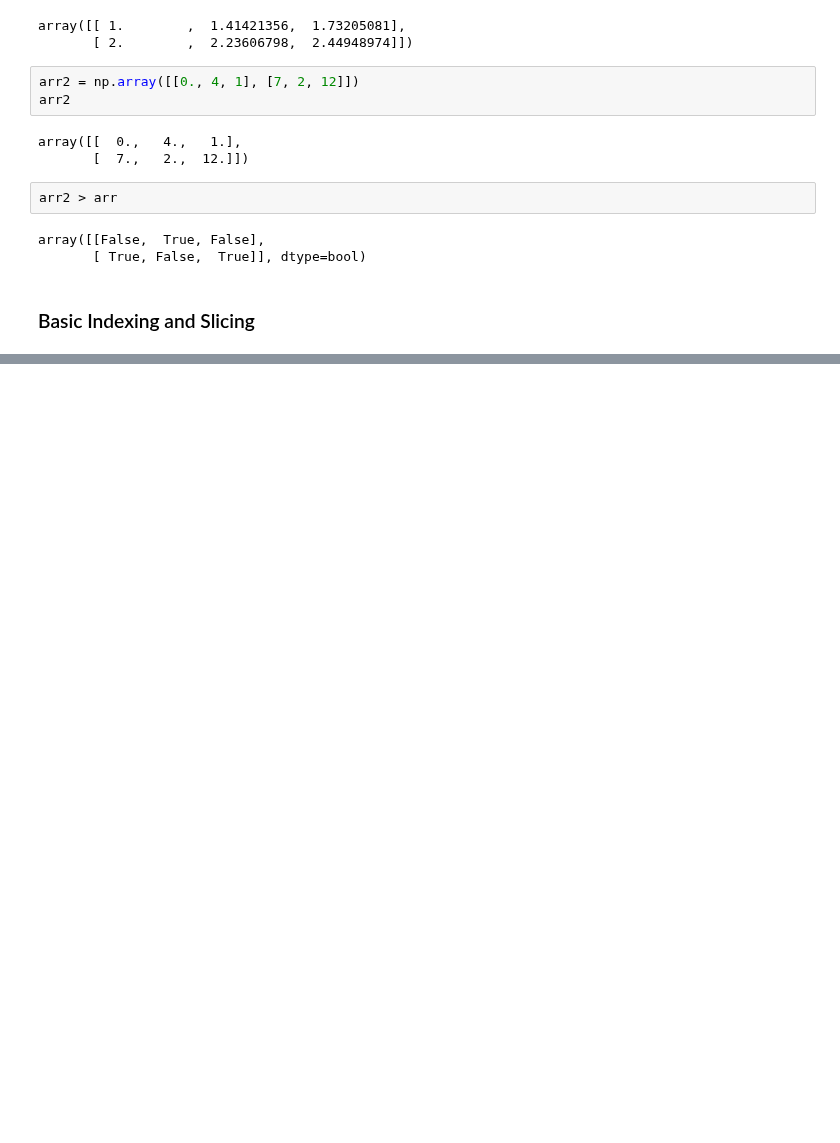
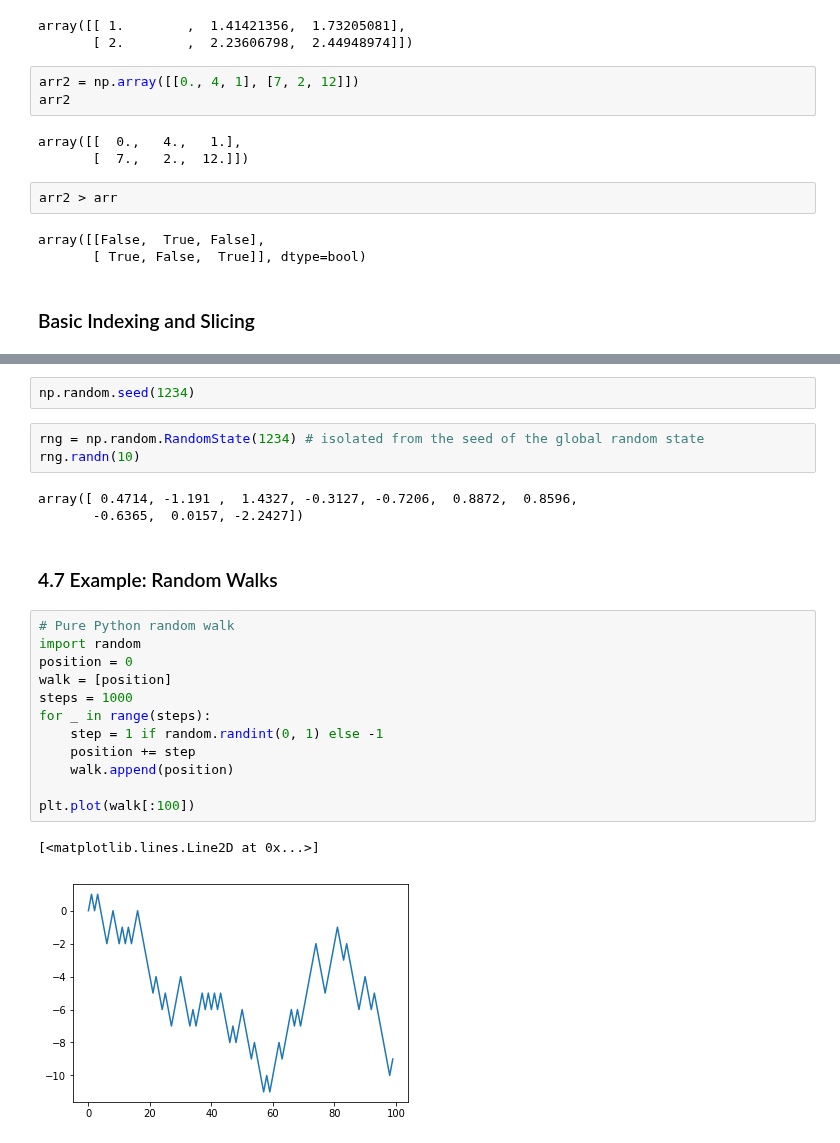
Before and after one commit to khiner/notebooks, a Jupyter notebook: python_for_data_analysis/chapter_4/chapter_4.ipynb, the cells around one changed output, grey strips where cells are left out. Cells and saved outputs as stored; diff of their text form; blank space fills up the shorter version.

```diff
--- a/python_for_data_analysis/chapter_4/chapter_4.ipynb
+++ b/python_for_data_analysis/chapter_4/chapter_4.ipynb
@@ -273,0 +1121,25 @@ array([[False,  True, False],
+# %%
+np.random.seed(1234)
+# %%
+rng = np.random.RandomState(1234) # isolated from the seed of the global random state
+rng.randn(10)
+# %% [output]
+array([ 0.4714, -1.191 ,  1.4327, -0.3127, -0.7206,  0.8872,  0.8596,
+       -0.6365,  0.0157, -2.2427])
+# %% [markdown]
+### 4.7 Example: Random Walks
+# %%
+# Pure Python random walk
+import random
+position = 0
+walk = [position]
+steps = 1000
+for _ in range(steps):
+    step = 1 if random.randint(0, 1) else -1
+    position += step
+    walk.append(position)
+
+plt.plot(walk[:100])
+# %% [output]
+[<matplotlib.lines.Line2D at 0x...>]
+[figure, added]
```
Also changed, not shown: parts of 158 cells of this notebook, 3 other files.
